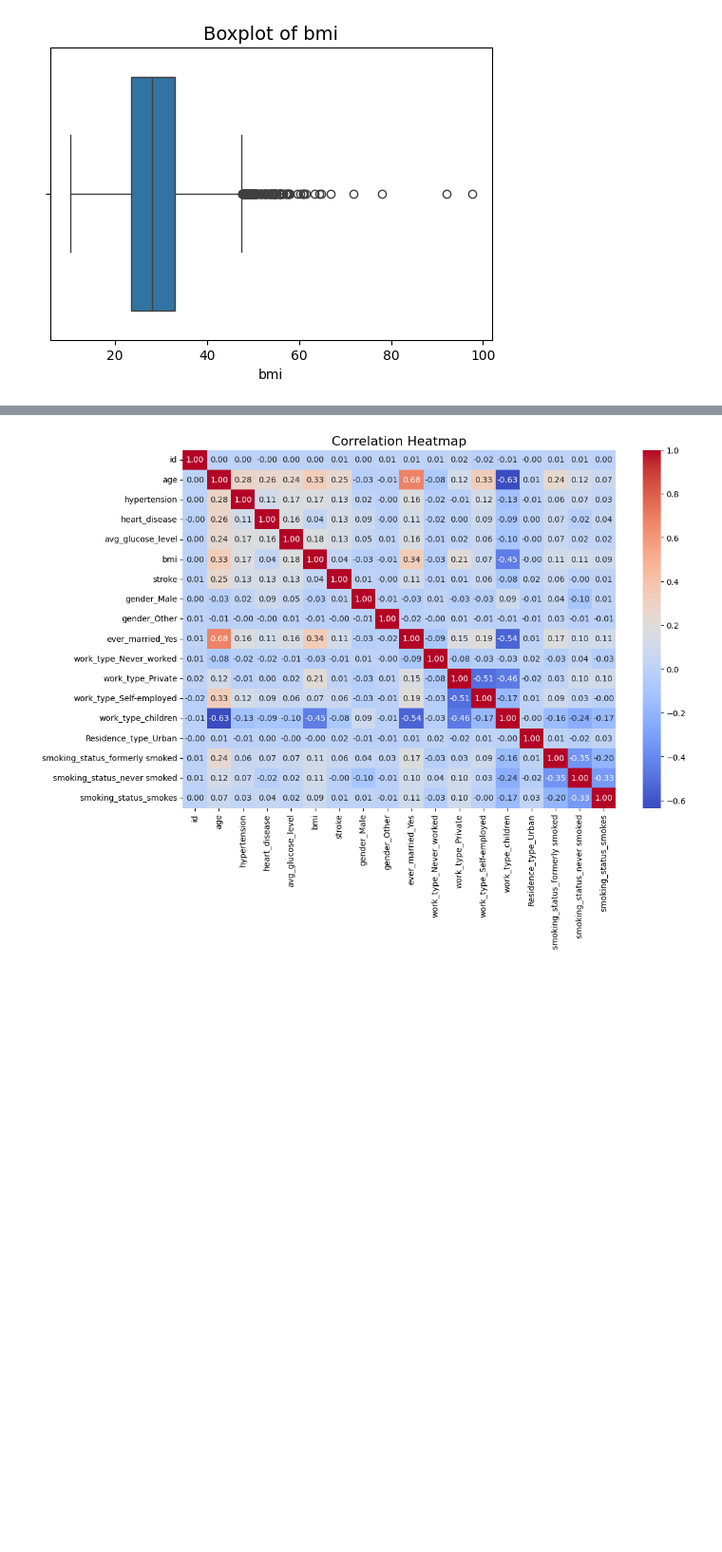
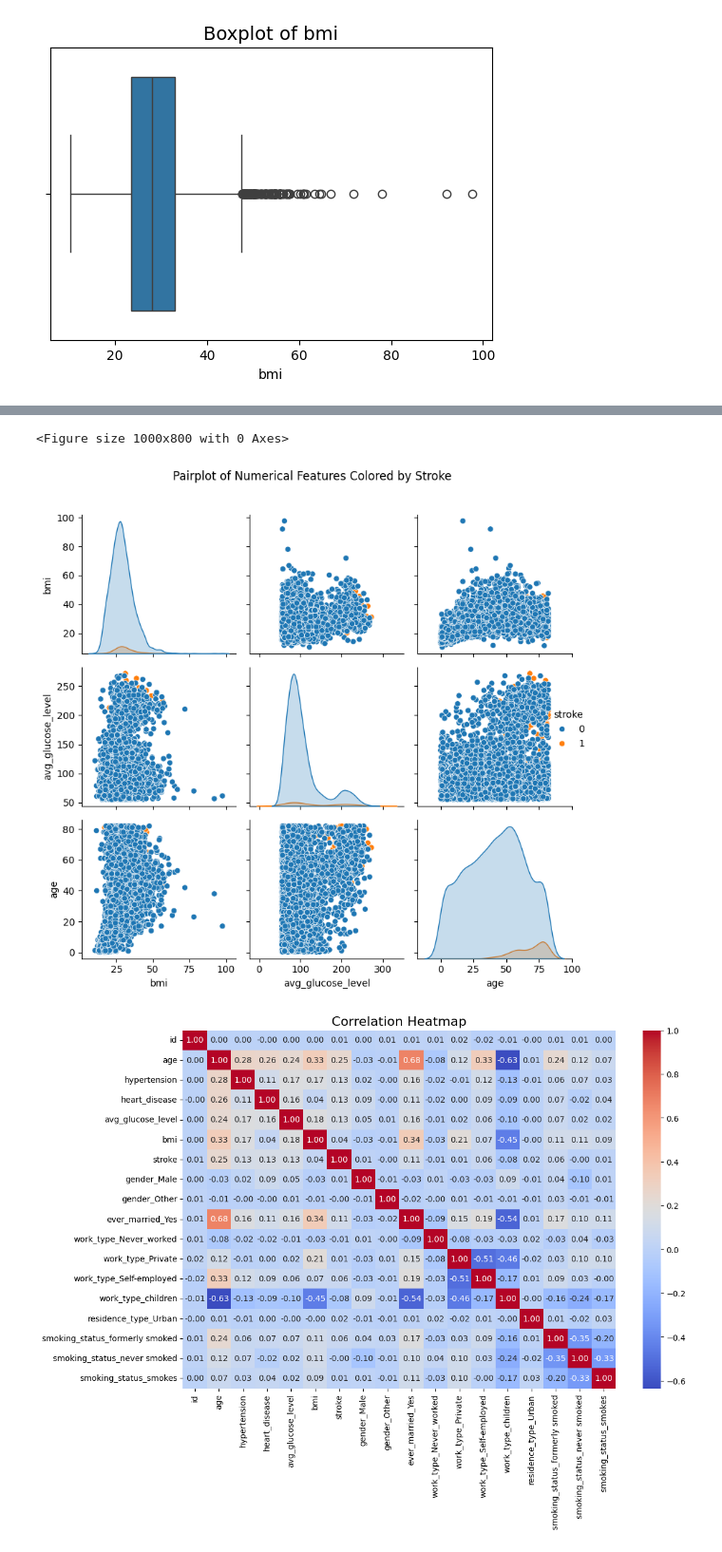
Before and after one commit to ali-khurshid/stroke-risk-predictive-analysis, a Jupyter notebook: jupyter_notebooks/01 - stroke_eda.ipynb, the cells around one changed output, grey strips where cells are left out. Shown at 95% size. Saved outputs shown, nothing was run; the diff lists cells and outputs as text; code cells hidden in the pictures; blank space fills up the shorter version.

```diff
--- a/jupyter_notebooks/01 - stroke_eda.ipynb
+++ b/jupyter_notebooks/01 - stroke_eda.ipynb
@@ -22,7 +22,7 @@ import seaborn as sns  # visaulization
 import warnings
 warnings.filterwarnings('ignore')
 
-df=pd.read_csv('../Data/healthcare-dataset-stroke-data.csv')
+df=pd.read_csv('../Data/raw-dataset-stroke-data.csv')
 df.head()
 # %% [output]
 |  | id | gender | age | hypertension | heart_disease | ever_married | work_type | Residence_type | ... |
@@ -31,3 +31,6 @@ df.head()
 | 2 | 31112 | Male | 80.0 | 0 | 1 | Yes | Private | Rural | ... |
 | 3 | 60182 | Female | 49.0 | 0 | 0 | Yes | Private | Urban | ... |
 | 4 | 1665 | Female | 79.0 | 1 | 0 | Yes | Self-employed | Rural | ... |
+# %%
+df.rename(columns={'Residence_type':'residence_type'}, inplace= True)
+df.columns.tolist()
@@ -185,4 +201,14 @@ for col in categorical_values:
 [figure]
+# %%
+#Pairplot for numerical features colored by stroke
+plt.figure(figsize=(10,8))
+sns.pairplot(df, vars=['bmi', 'avg_glucose_level', 'age'], hue='stroke')
+plt.suptitle('Pairplot of Numerical Features Colored by Stroke', y=1.02)
+plt.tight_layout()
+plt.show()
+# %% [output]
+<Figure size 1000x800 with 0 Axes>
+[figure, added]
 # %%
 #one hot encoding for categorical values since there are some that are not binary. Then I will plot a heatmap.
 
```
Also changed, not shown: parts of 7 cells of this notebook, 3 other files.
